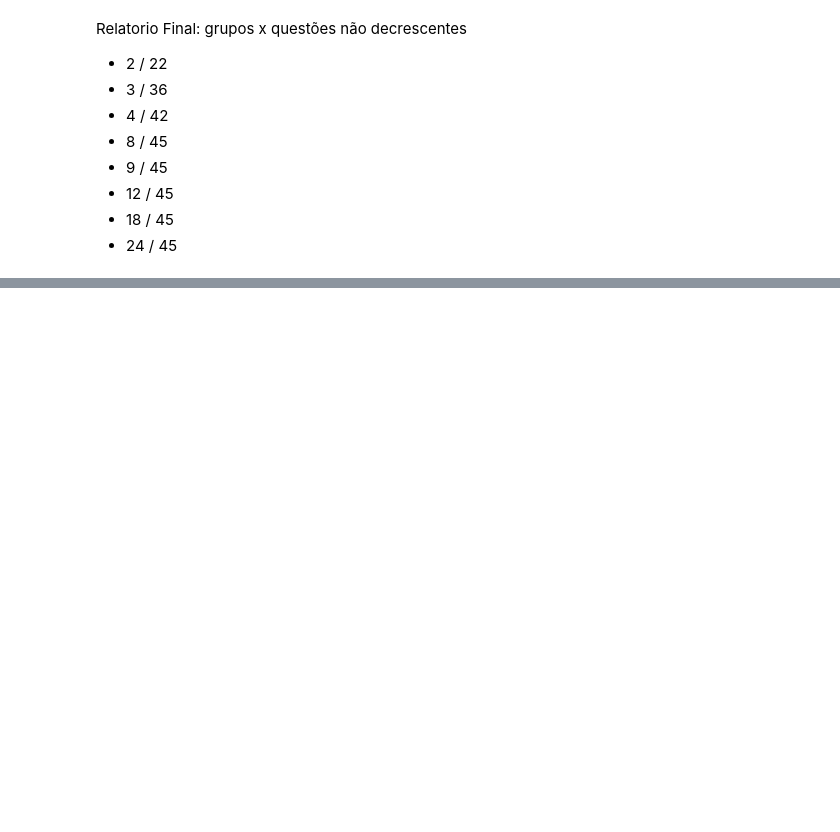
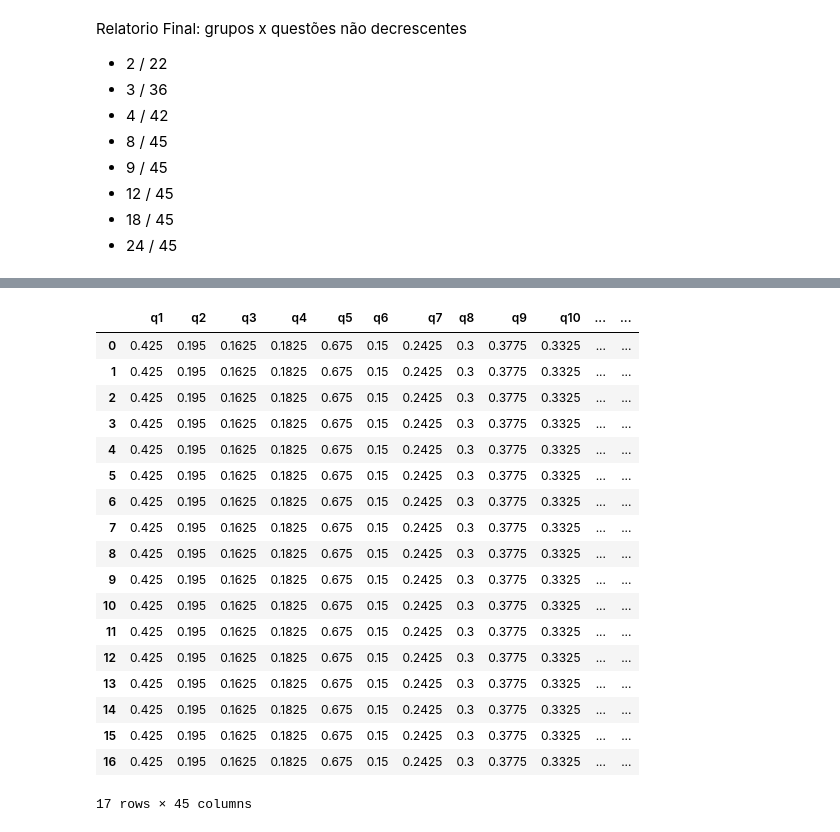
Before and after one commit to Gus-1003/Projeto_Pesquisa_Enem, a Jupyter notebook: Enem2021_TRI.ipynb, the cells around one changed output, grey strips where cells are left out. Cells and saved outputs as stored; diff of their text form; code cells hidden in the pictures; blank space fills up the shorter version.

```diff
--- a/Enem2021_TRI.ipynb
+++ b/Enem2021_TRI.ipynb
@@ -360,0 +382,20 @@ Relatorio Final: grupos x questões não decrescentes
+# %%
+# Especificar os intervalos de notas desejados
+intervalos = np.arange(339.7, 867.1, 30.0)
+
+# Criar uma coluna no DataFrame para armazenar o intervalo de notas correspondente a cada amostra
+dados['intervalo_notas'] = pd.cut(dados_com_notas['notas'], intervalos, right=False)
+
+# Dividir o DataFrame em grupos baseados nos intervalos de notas
+grupos = [grupo for _, grupo in dados.groupby('intervalo_notas')]
+
+# Imprimir os grupos criados
+for i, grupo in enumerate(grupos):
+  print('Intervalo de notas ' +  str(i) + ': ' + str(intervalos[i]) + ' - ' + str(intervalos[i+1]))
+
+  '''o método reset_index() do objeto DataFrame do pandas para redefinir o índice das linhas do DataFrame dados.'''
+  grupo.reset_index(drop=True, inplace=True)
+
+  display(grupo)
+  print('============================================================================')
+  print('============================================================================')
@@ -360,0 +470,11 @@ Relatorio Final: grupos x questões não decrescentes
+# %%
+# Seleciona aleatoriamente 400 amostras de cada grupo
+amostras_por_grupo = 400
+grupos_amostrados = []
+
+for i, grupo in enumerate(grupos):
+    if len(grupo) >= amostras_por_grupo:
+        grupo_amostrado = grupo.sample(n=amostras_por_grupo, replace=False)
+    else:
+        grupo_amostrado = grupo.sample(n=amostras_por_grupo, replace=True)
+    grupos_amostrados.append(grupo_amostrado)
@@ -360,0 +540,27 @@ Relatorio Final: grupos x questões não decrescentes
+# %%
+# Calcula as médias das colunas para cada grupo
+medias_grupos = [grupo_amostrado.mean() for grupo in grupos]
+
+# Cria um novo dataframe com as médias das colunas para cada grupo
+df_medias_grupos = pd.DataFrame(medias_grupos)
+df_medias_grupos
+# %% [output]
+|  | q1 | q2 | q3 | q4 | q5 | q6 | q7 | q8 | q9 | q10 | ... | ... |
+| 0 | 0.425 | 0.195 | 0.1625 | 0.1825 | 0.675 | 0.15 | 0.2425 | 0.3 | 0.3775 | 0.3325 | ... | ... |
+| 1 | 0.425 | 0.195 | 0.1625 | 0.1825 | 0.675 | 0.15 | 0.2425 | 0.3 | 0.3775 | 0.3325 | ... | ... |
+| 2 | 0.425 | 0.195 | 0.1625 | 0.1825 | 0.675 | 0.15 | 0.2425 | 0.3 | 0.3775 | 0.3325 | ... | ... |
+| 3 | 0.425 | 0.195 | 0.1625 | 0.1825 | 0.675 | 0.15 | 0.2425 | 0.3 | 0.3775 | 0.3325 | ... | ... |
+| 4 | 0.425 | 0.195 | 0.1625 | 0.1825 | 0.675 | 0.15 | 0.2425 | 0.3 | 0.3775 | 0.3325 | ... | ... |
+| 5 | 0.425 | 0.195 | 0.1625 | 0.1825 | 0.675 | 0.15 | 0.2425 | 0.3 | 0.3775 | 0.3325 | ... | ... |
+| 6 | 0.425 | 0.195 | 0.1625 | 0.1825 | 0.675 | 0.15 | 0.2425 | 0.3 | 0.3775 | 0.3325 | ... | ... |
+| 7 | 0.425 | 0.195 | 0.1625 | 0.1825 | 0.675 | 0.15 | 0.2425 | 0.3 | 0.3775 | 0.3325 | ... | ... |
+| 8 | 0.425 | 0.195 | 0.1625 | 0.1825 | 0.675 | 0.15 | 0.2425 | 0.3 | 0.3775 | 0.3325 | ... | ... |
+| 9 | 0.425 | 0.195 | 0.1625 | 0.1825 | 0.675 | 0.15 | 0.2425 | 0.3 | 0.3775 | 0.3325 | ... | ... |
+| 10 | 0.425 | 0.195 | 0.1625 | 0.1825 | 0.675 | 0.15 | 0.2425 | 0.3 | 0.3775 | 0.3325 | ... | ... |
+| 11 | 0.425 | 0.195 | 0.1625 | 0.1825 | 0.675 | 0.15 | 0.2425 | 0.3 | 0.3775 | 0.3325 | ... | ... |
+| 12 | 0.425 | 0.195 | 0.1625 | 0.1825 | 0.675 | 0.15 | 0.2425 | 0.3 | 0.3775 | 0.3325 | ... | ... |
+| 13 | 0.425 | 0.195 | 0.1625 | 0.1825 | 0.675 | 0.15 | 0.2425 | 0.3 | 0.3775 | 0.3325 | ... | ... |
+| 14 | 0.425 | 0.195 | 0.1625 | 0.1825 | 0.675 | 0.15 | 0.2425 | 0.3 | 0.3775 | 0.3325 | ... | ... |
+| 15 | 0.425 | 0.195 | 0.1625 | 0.1825 | 0.675 | 0.15 | 0.2425 | 0.3 | 0.3775 | 0.3325 | ... | ... |
+| 16 | 0.425 | 0.195 | 0.1625 | 0.1825 | 0.675 | 0.15 | 0.2425 | 0.3 | 0.3775 | 0.3325 | ... | ... |
+17 rows × 45 columns
```
Also changed, not shown: parts of 18 cells of this notebook.
